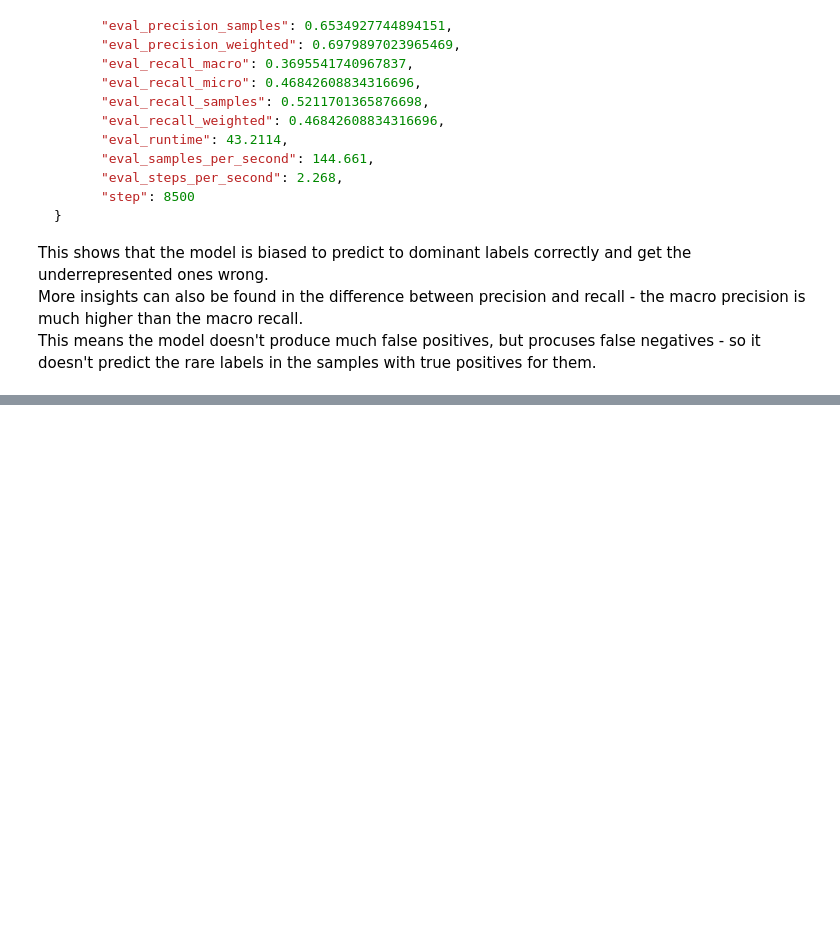
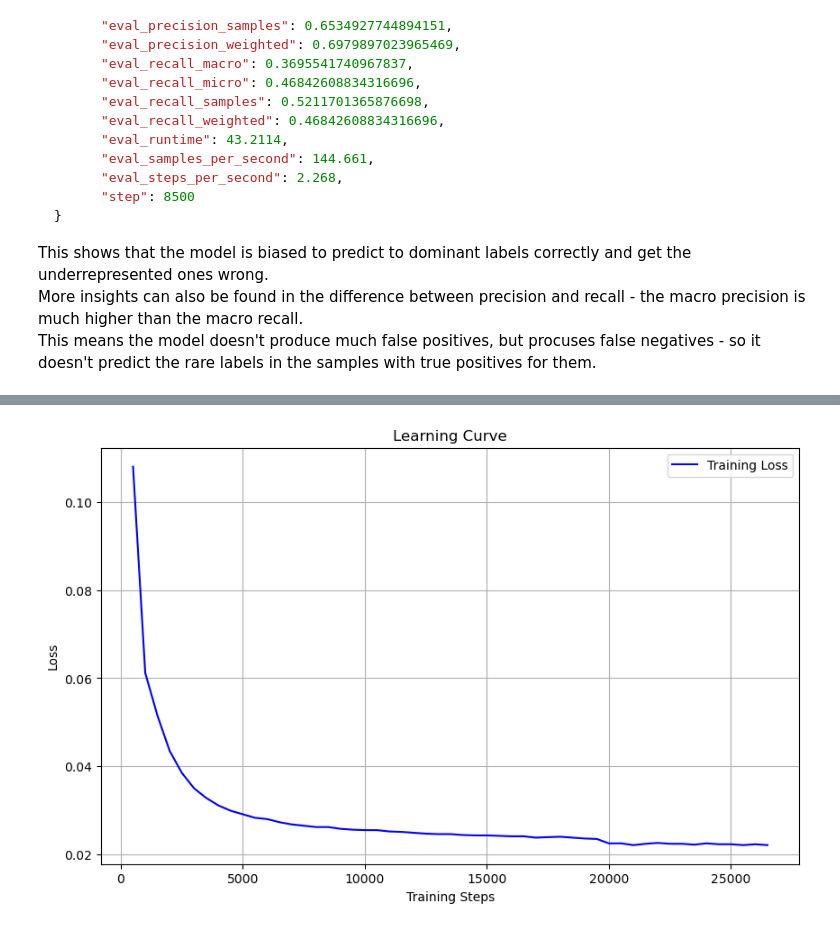
Before and after one commit to borislavab/research-classifier, a Jupyter notebook: research_classifier/analysis/analysis.ipynb, the cells around one changed output, grey strips where cells are left out. Cells and saved outputs as stored; diff of their text form; code cells hidden in the pictures; blank space fills up the shorter version.

Commit message:
Analyze metrics from training and propose improvements

```diff
--- a/research_classifier/analysis/analysis.ipynb
+++ b/research_classifier/analysis/analysis.ipynb
@@ -705,0 +716,24 @@ This means the model doesn't produce much false positives, but procuses false ne
+# %%
+import json
+with open('trainer_state.json', 'r') as file:
+    trainer_history = json.load(file)["log_history"]
+losses = []
+steps = []
+
+for entry in trainer_history:
+    if 'loss' in entry:
+        losses.append(entry['loss'])
+        steps.append(entry['step'])
+
+# Create the plot
+plt.figure(figsize=(10, 6))
+plt.plot(steps, losses, 'b-', label='Training Loss')
+plt.xlabel('Training Steps')
+plt.ylabel('Loss')
+plt.title('Learning Curve')
+plt.grid(True)
+plt.legend()
+
+plt.show()
+# %% [output]
+[figure, added]
```
Also changed, not shown: parts of 16 cells of this notebook, 2 other files.
